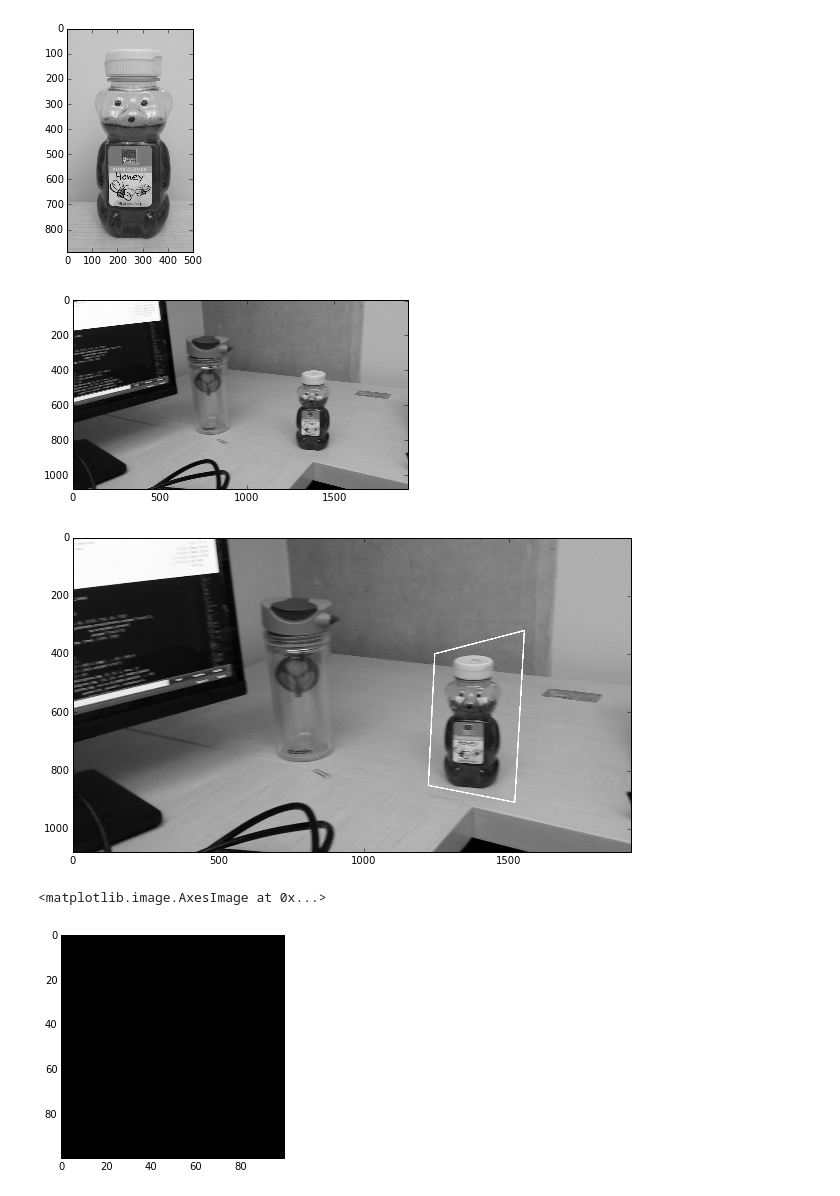
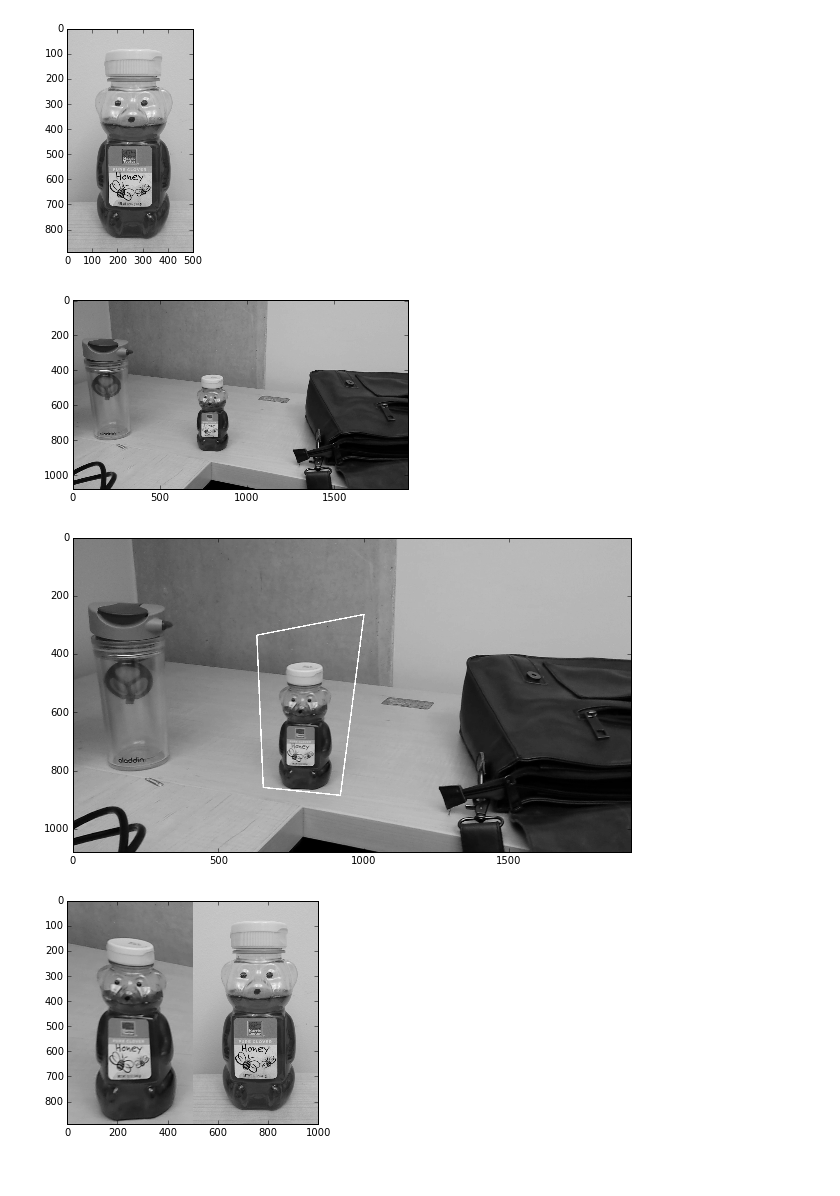
Before and after one commit to pearsonlab/cv-testing, a Jupyter notebook: find-object.ipynb, the cells around one changed output. Drawn from its saved outputs; the diff is of its cells as text; code cells hidden in the pictures.

```diff
--- a/find-object.ipynb
+++ b/find-object.ipynb
@@ -58,7 +50,7 @@ vid.release()
 Testing object finding on individual frames from a movie
 # %%
 img1 = cv2.imread('images/feature_matching/match.jpeg', 0)
-img2 = cv2.imread('images/feature_matching/frames/vid_phone/frame100.bmp', 0)
+img2 = cv2.imread('images/feature_matching/frames/vid_phone/frame400.bmp', 0)
 MIN_MATCH_COUNT = 10
 # %%
 plt.imshow(img1, 'gray');
@@ -67,7 +59,7 @@ plt.imshow(img1, 'gray');
 # %%
 plt.imshow(img2, 'gray');
 # %% [output]
-[figure, old version]
+[figure, new version]
 # %%
 sift = cv2.SIFT()
 kp1, des1 = sift.detectAndCompute(img1, None)
@@ -95,21 +87,22 @@ if len(good)>MIN_MATCH_COUNT:
     pts = np.float32([ [0,0],[0,h-1],[w-1,h-1],[w-1,0] ]).reshape(-1,1,2)
     dst = cv2.perspectiveTransform(pts,M)
 
-    cv2.polylines(img2,[np.int32(dst)],True,255,3)
+    box_img = img2.copy()
+    cv2.polylines(box_img,[np.int32(dst)],True,255,3)
 
 else:
     print "Not enough matches are found - %d/%d" % (len(good),MIN_MATCH_COUNT)
     matchesMask = None
 # %%
 plt.figure(figsize=(10,10))
-plt.imshow(img2, 'gray');
+plt.imshow(box_img, 'gray');
 # %% [output]
-[figure, old version]
+[figure, new version]
 # %%
-plt.imshow(cv2.warpPerspective(img1.astype('float32'), M.astype('float32'), (100,100)), "gray")
+trans_img = cv2.warpPerspective(img2.astype('float32'), np.linalg.inv(M).astype('float32'), img1.shape[::-1])
+plt.imshow(np.hstack((trans_img, img1)), "gray");
 # %% [output]
-<matplotlib.image.AxesImage at 0x...>
-[figure, old version]
+[figure, new version]
 # %%
 draw_params = dict(matchColor = (0,255,0), # draw matches in green color
                    singlePointColor = None,
```
Also changed, not shown: parts of 5 cells of this notebook, 1 other file.
